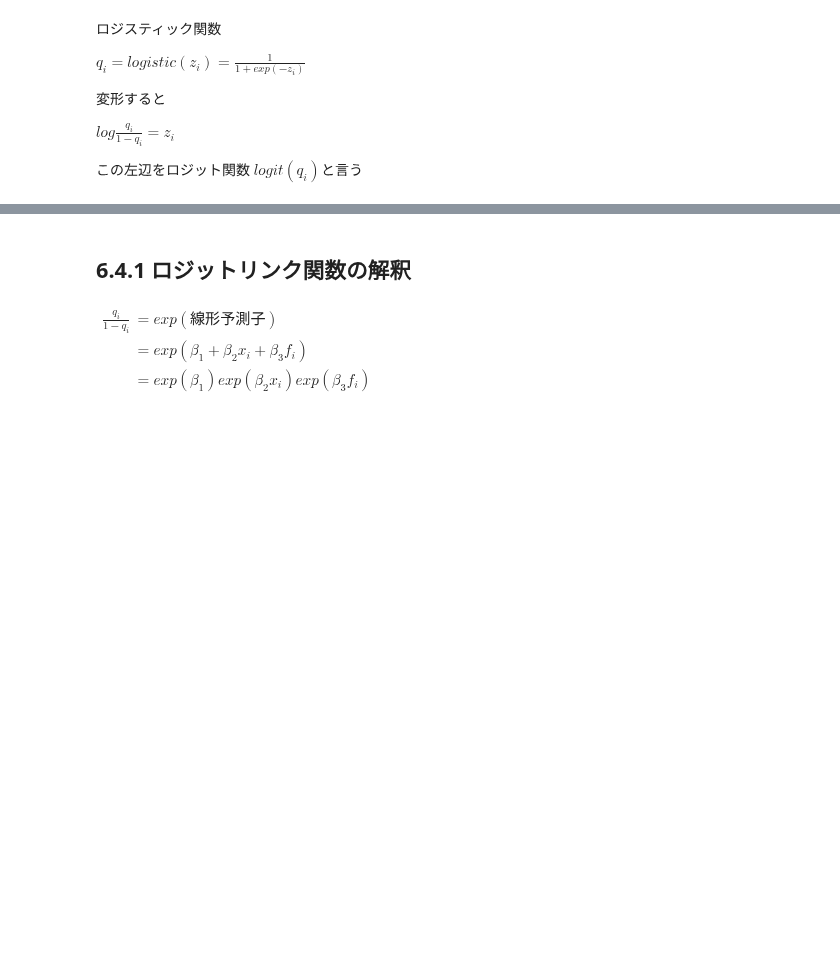
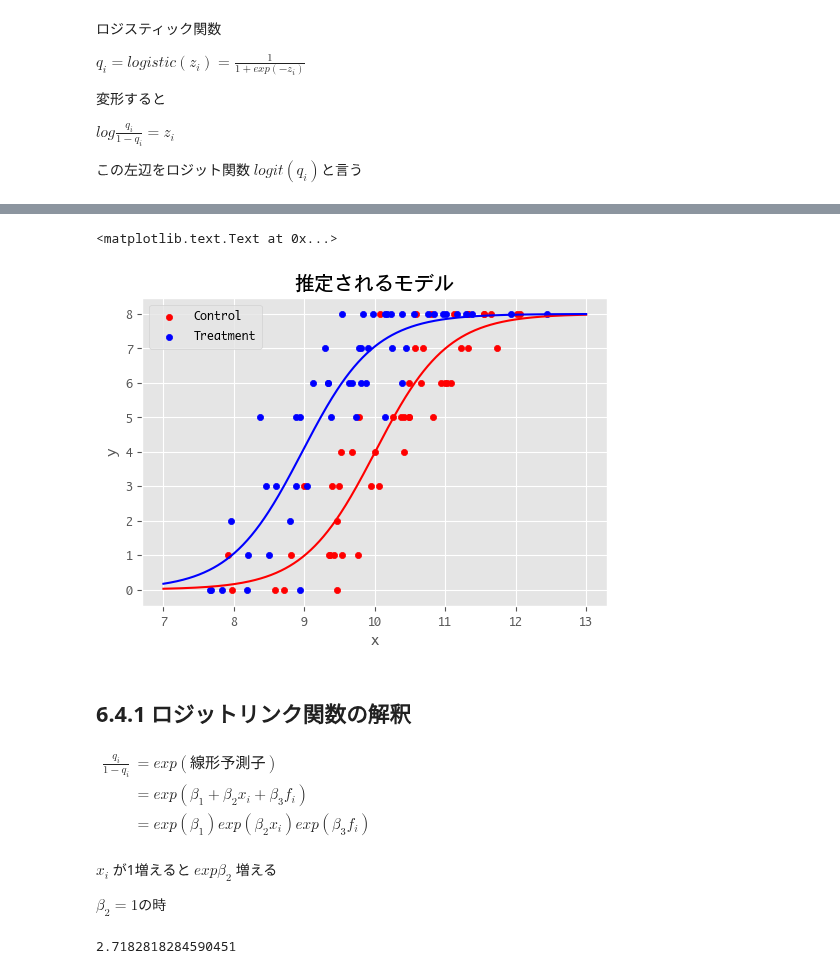
Before and after one commit to hagino3000/notebooks, a Jupyter notebook: modelingbook/Chap 6.ipynb, the cells around one changed output, grey strips where cells are left out. Cells and saved outputs as stored; diff of their text form; code cells hidden in the pictures; blank space fills up the shorter version.

```diff
--- a/modelingbook/Chap 6.ipynb
+++ b/modelingbook/Chap 6.ipynb
@@ -58,3 +116,18 @@ plt.title('Logit function of q=beta1 + beta2*x + beta3')
+# %%
+#データのプロット
+ax = df[df['f'] == 'C'][['x', 'y']].plot(kind='scatter', x='x', y='y', color='r', label='Control')
+df[df['f'] == 'T'][['x', 'y']].plot(kind='scatter', x='x', y='y', color='b', ax=ax, label='Treatment')
+X = np.linspace(7, 13, 500)
+# Control群の推定結果
+yc = logistic(-19.5361 + X*1.9524)*8
+ax.plot(X, yc, color='r')
+# Treatment群の推定結果
+yt = logistic(-19.5361 + X*1.9524 + 2.0215)*8
+ax.plot(X, yt, color='b')
+plt.title('推定されるモデル')
+# %% [output]
+<matplotlib.text.Text at 0x...>
+[figure, added]
 # %% [markdown]
 ## 6.4.1 ロジットリンク関数の解釈
 # %% [markdown]
@@ -69,3 +142,7 @@ exp(\beta_1 + \beta_{2}x_{i} + \beta_{3}f_i) \\
 exp(\beta_1)exp(\beta_{2}x_{i})exp(\beta_{3}f_i) \\
 \end{align*}
 $
+
+$x_i$ が1増えると $exp\beta_2$ 増える
+
+$\beta_2 = 1$の時
@@ -75,0 +149,4 @@ CPAに関する何かに使える?
+# %%
+np.exp(1)
+# %% [output]
+2.7182818284590451
```
Also changed, not shown: parts of 28 cells of this notebook, 3 other files.
